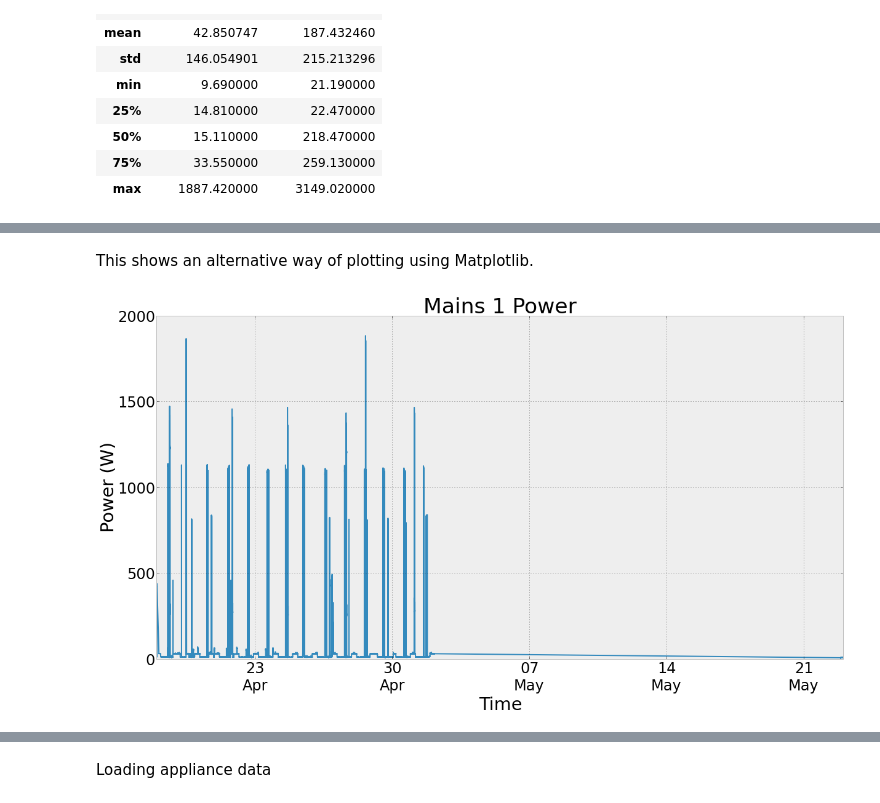
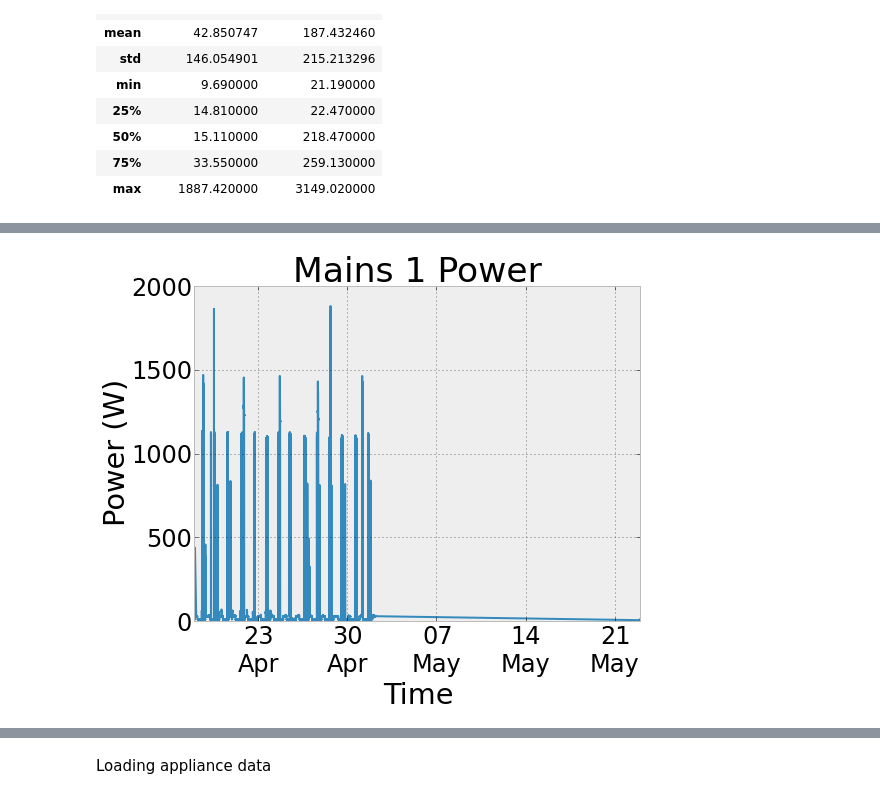
Before and after one commit to nipunbatra/nilm, a Jupyter notebook: indic.ipynb, the cells around one changed output, grey strips where cells are left out. Saved outputs shown, nothing was run; the diff lists cells and outputs as text; code cells hidden in the pictures.

```diff
--- a/REDD_House2_Analysis.ipynb
+++ b/indic.ipynb
@@ -58,14 +62,17 @@ Scikit-learn version: 0.12.1
+# %%
+CONFIG_PATH="/home/nipun/"
+DATA_PATH="/home/nipun/study/datasets/MIT/low_freq/house_2/"
 # %% [markdown]
 Prettifying CSS and Matplotlib plots
 # %%
-s = json.load( open("/home/nipun/bmh_matplotlibrc.json") )
+s = json.load(open("%sbmh_matplotlibrc.json" %CONFIG_PATH) )
 matplotlib.rcParams.update(s)
 
 matplotlib.rcParams.update({'font.size': 24})
 
 from IPython.core.display import HTML
 def css_styling():
-    styles = open("/home/nipun/custom.css", "r").read()
+    styles = open("%scustom.css" %CONFIG_PATH, "r").read()
     return HTML(styles)
 css_styling()
 # %% [markdown]
@@ -87,8 +94,8 @@ This is how a channel data file looks like
 1303082334 16.54
 # %%
 start_time=time.time()
-mains_1_data=np.loadtxt('/home/nipun/study/datasets/MIT/low_freq/house_2/channel_1.dat')
-mains_2_data=np.loadtxt('/home/nipun/study/datasets/MIT/low_freq/house_2/channel_2.dat')
+mains_1_data=np.loadtxt('%s/channel_1.dat' %DATA_PATH)
+mains_2_data=np.loadtxt('%s/channel_2.dat' %DATA_PATH)
 end_time=time.time()
 print "Time taken to load Mains data= "+str(end_time-start_time)+" seconds"
 # %% [output]
@@ -129,15 +128,13 @@ Time taken to plot Mains data= 12.7530469894 seconds
-# %% [markdown]
-This shows an alternative way of plotting using Matplotlib.
 # %%
 plt.title('Mains 1 Power')
 plt.xlabel('Time')
 plt.ylabel('Power (W)')
-plt.figsize(12,7)
+plt.figsize(8,6)
 matplotlib.rcParams.update({'font.size': 24})
 plt.plot(df_mains.index.to_pydatetime(),df_mains.Mains_1_Power)
 plt.gca().xaxis.set_major_formatter( DateFormatter('%d\n%b') )
 # %% [output]
-[figure, old version]
+[figure, new version]
 # %%
 plt.title('Mains 2 Power')
 plt.xlabel('Time')
```
Also changed, not shown: parts of 12 cells of this notebook, 1 other file.
